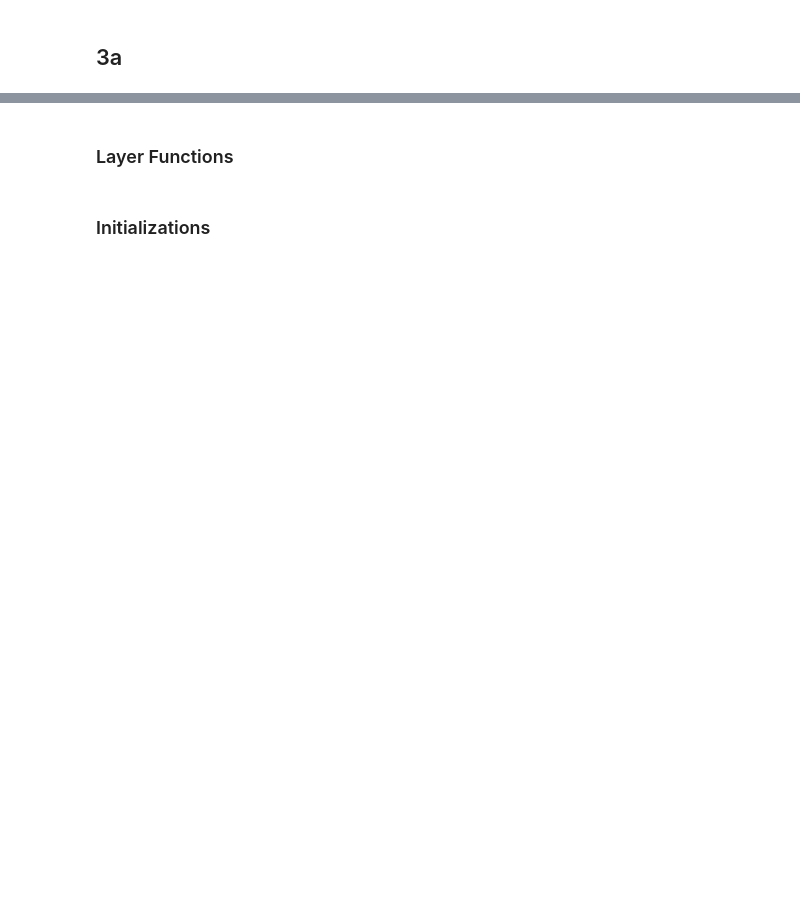
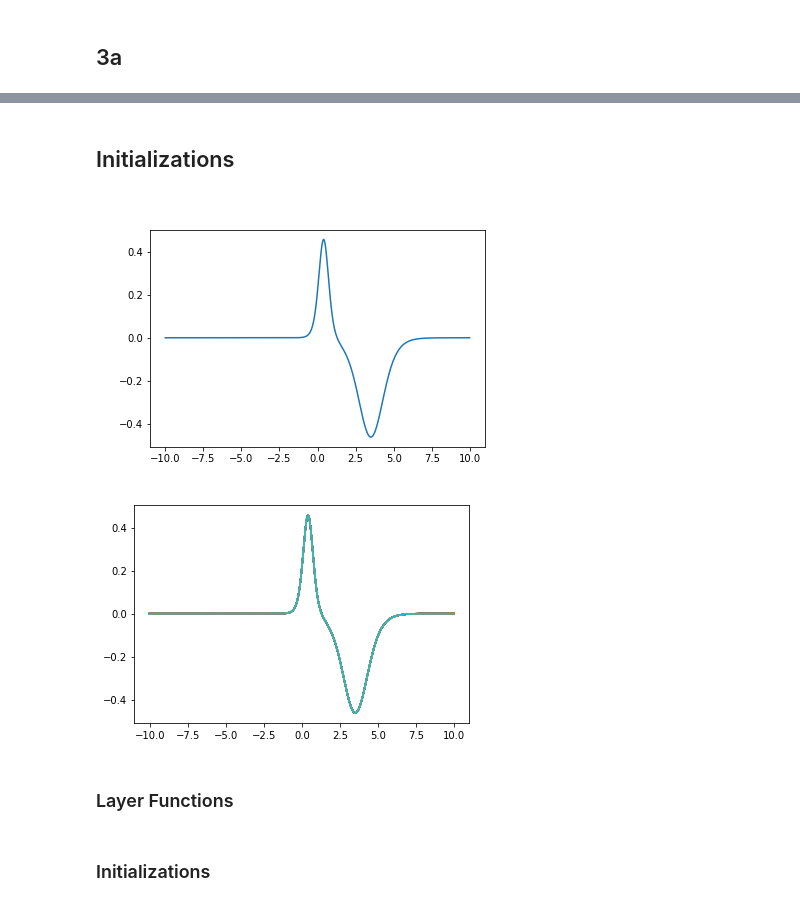
Before and after one commit to hammackm/Neural-Network-Exploration, a Jupyter notebook: Single Layer NN Exploration.ipynb, the cells around one changed output, grey strips where cells are left out. Cells and saved outputs as stored; diff of their text form; code cells hidden in the pictures; blank space fills up the shorter version.

Commit message:
git ignore and nn visualize updates

```diff
--- a/Single Layer NN Exploration.ipynb
+++ b/Single Layer NN Exploration.ipynb
@@ -17,0 +97,2 @@ def act_relu(x):
+# %% [markdown]
+## Initializations
@@ -18,3 +111,18 @@ def act_relu(x):
+# %%
+# Initial weights and biases of the network for this specific example
+
+w1 = np.asarray([5,5,2,2]).reshape(4,1)
+b1 = np.asarray([-3,-1,-6,-8]).reshape(4,1)
+
+w2 = np.asarray([-1,1,-1,1]).reshape(4,1)
+b2 = np.asarray([0])
+
+nn = SingleLayerNN(w1, b1, w2, b2, act_sigmoid, act_none)
+# %%
+visualize_nn_params(nn)
+# %% [output]
+[figure, added]
+[figure, added]
 # %% [markdown]
 ### Layer Functions
 # %%
```
Also changed, not shown: parts of 11 cells of this notebook, 1 other file.
